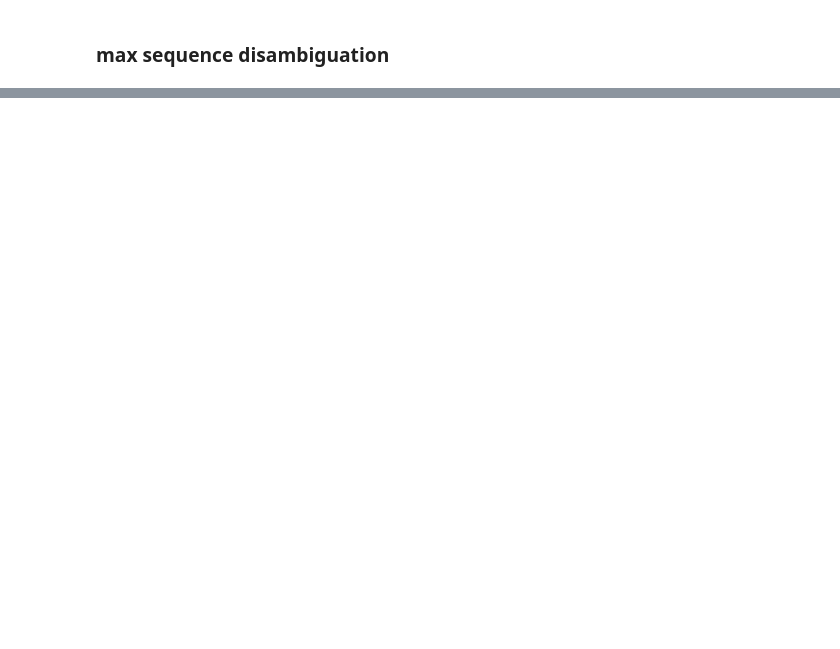
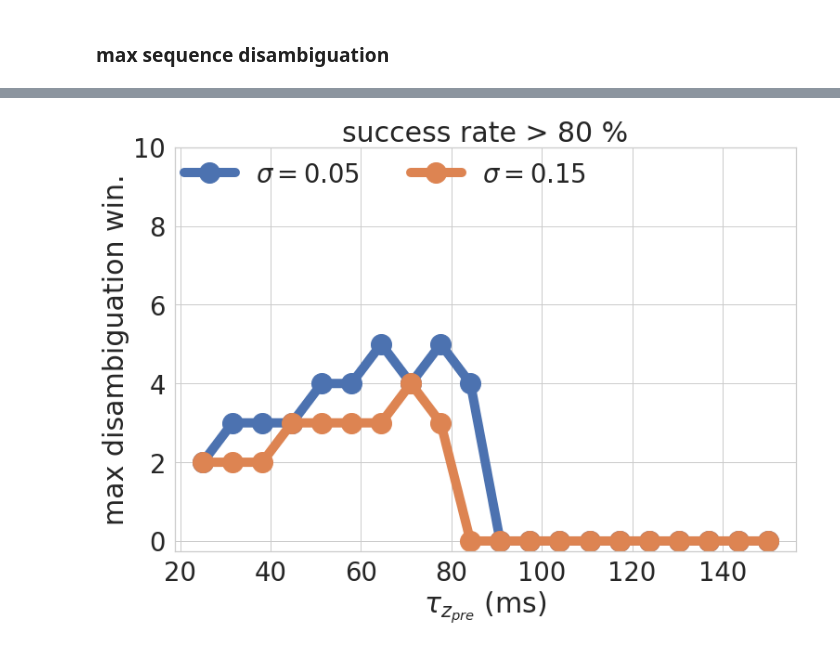
Before and after one commit to h-mayorquin/z-traces-project, a Jupyter notebook: jupyter/2018-11-12(Systematic disambiguation).ipynb, the cells around one changed output, grey strips where cells are left out. Cells and saved outputs as stored; diff of their text form; code cells hidden in the pictures; blank space fills up the shorter version.

```diff
--- a/jupyter/2018-11-12(Systematic disambiguation).ipynb
+++ b/jupyter/2018-11-12(Systematic disambiguation).ipynb
@@ -990,7 +992,8 @@ for tau_index, tau_z_pre in enumerate(tau_z_pre_set_sys):
             if verbose:
                 print('success', np.mean(success))
             if np.mean(success) < tolerance:
-
+                # At the point that the success is smaller than tolerance
+                # Print the sequence overlap that caused and take - 1 (the last one were it worked)
                 max_seq_array[tau_index, sigma_index] = sequence_overlap*10.0 - 1.0
                 if verbose:
                     print('Broke')
@@ -998,7 +1001,6 @@ for tau_index, tau_z_pre in enumerate(tau_z_pre_set_sys):
                 break
     if verbose:
         print('----------')
-    success_list.append(success_vector)
 # %% [output]
 tau_z_pre 0.025
 sigma out 0.05
@@ -1056,0 +1141,27 @@ fig.savefig(string_to_save, frameon=False, dpi=110, bbox_inches='tight', transpa
+# %%
+sns.set(font_scale=2.5)
+sns.set_style("whitegrid", {'axes.grid': False})
+
+fig = plt.figure()
+ax = fig.add_subplot(111)
+
+for index, max_seq in enumerate(max_seq_array_test.T):
+    label = r'$\sigma = $' + str(sigma_out_set[index])
+    ax.plot(tau_z_pre_set_sys * 1000.0, max_seq, 'o-', ms=ms, lw=lw, label=label)
+
+ax.set_xlabel(r'$\tau_{z_{pre}}$ (ms)')
+ax.set_ylabel('max disambiguation win.')
+ax.set_title(r'success rate > 80 %' )
+
+ax.set_ylim([-0.25, 10])
+ax.grid()
+
+ax.legend(frameon=False, loc=(-0.001, 0.875), ncol=3)
+
+directory = '../plot_producers/'
+file_name = 'noise'
+format_string = '.svg'
+string_to_save = directory + file_name + format_string
+fig.savefig(string_to_save, frameon=False, dpi=110, bbox_inches='tight', transparent=True)
+# %% [output]
+[figure, added]
```
Also changed, not shown: parts of 6 cells of this notebook, 24 other files.
